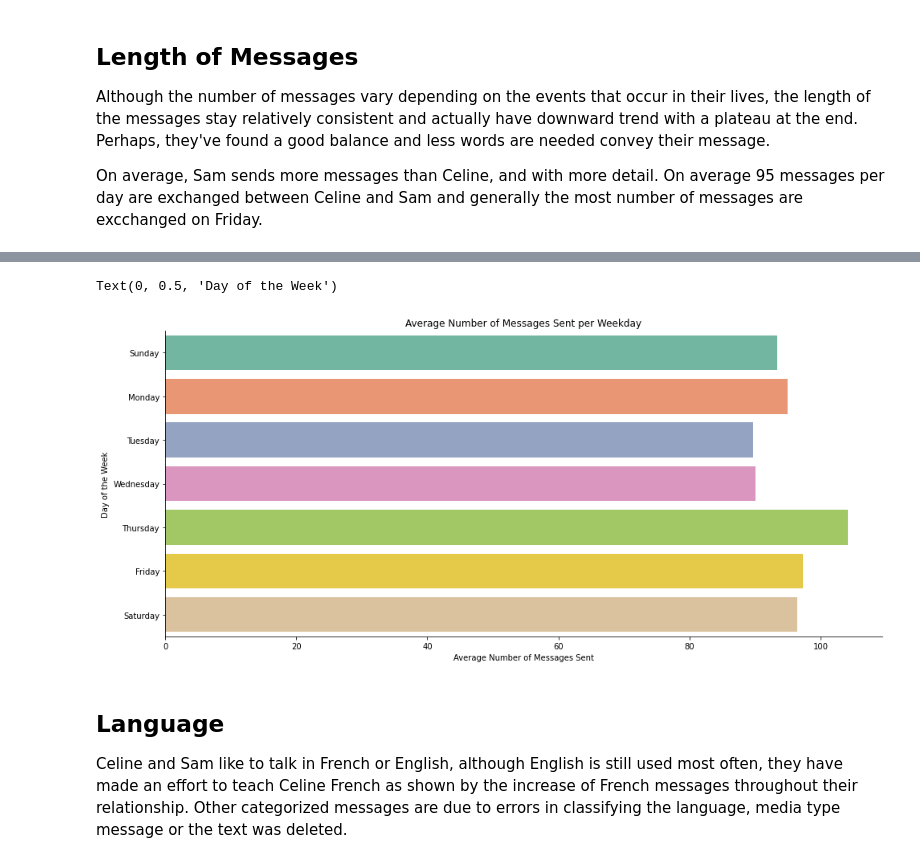
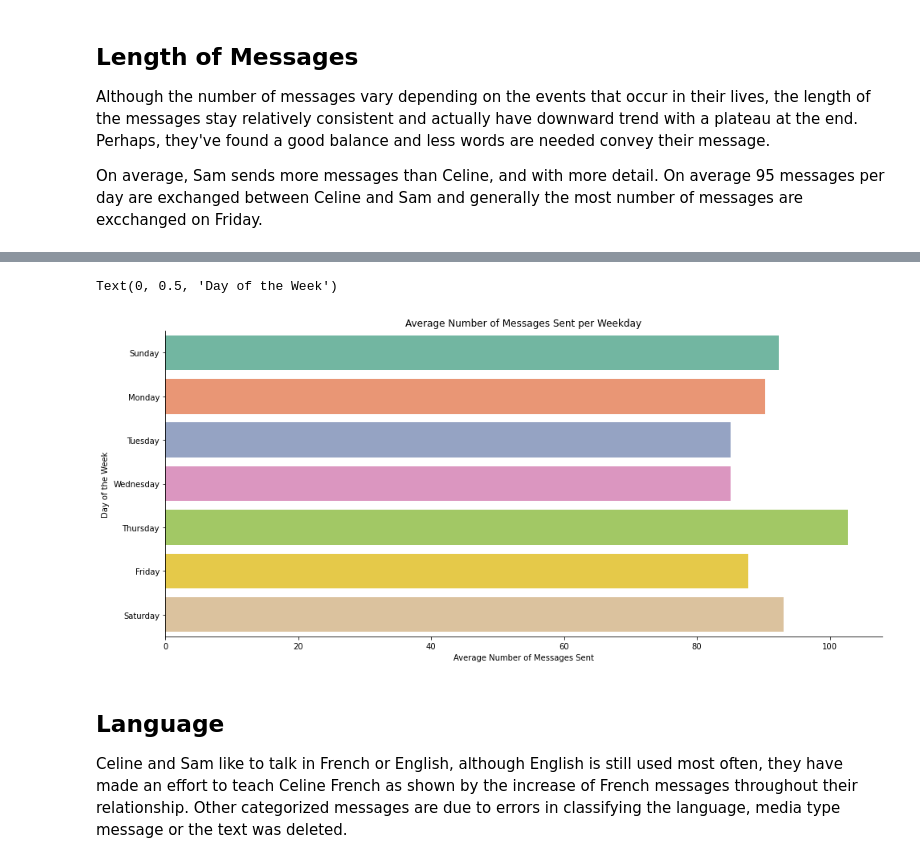
Before and after one commit to celine-y/sams-bday, a Jupyter notebook: chat.ipynb, the cells around one changed output, grey strips where cells are left out. Drawn from its saved outputs; the diff is of its cells as text; code cells hidden in the pictures.

Commit message:
not counting media and deleted messages

```diff
--- a/chat.ipynb
+++ b/chat.ipynb
@@ -74,8 +75,11 @@ for i in range(5):
 # Analysis
 ## Sam vs Celine
 # %%
+df = df[~df['msg'].isin([DELETED])]
+
 celine_msg = df[df['name'] == CELINE]
 sam_msg = df[df['name'] == SAM]
 
-print('Celine sent a total of: {} messages and Sam sent a total of: {}'.format(celine_msg.size, sam_msg.size))
+print('During this time, a total of {} messages were sent'.format(len(df)))
+print('Celine sent a total of {} messages and Sam sent a total of {}'.format(celine_msg.size, sam_msg.size))
 # %% [output]
@@ -90,6 +95,9 @@ def agg_by_month(df, groups, agg):
 
     return new_df
 
+
+df = df[~df['msg'].isin([MEDIA])]
+
 agg = {
         'msg': ['count'],
         'msg_len': ['sum', 'mean', 'median']
@@ -158,14 +165,24 @@ def agg_by_weekday(df):
         ('msg', 'count'): ['mean']
     }).reset_index()
 
+def averages_per_week_weekday(df_day):
+    df_day = agg_by_day(df_day)
+    df_weekday = agg_by_weekday(df_day)
+    # Average number of messages per week
+    avg_msg_week = df_weekday[('msg', 'count', 'mean')].mean()
+    print('Average number of messages per day {:.2f}'.format(avg_msg_week))
+    # Day of week most messages exchanged
+    max_msg_weekday = df_weekday.loc[df_weekday[('msg', 'count', 'mean')].idxmax(), 'weekday']
+    print('Most number of messages exchanged on {0}'.format(max_msg_weekday))
+    return df_weekday
+
 df_day = df
 df_day['weekday'] = df['datetime'].dt.day_name()
-df_day = agg_by_day(df_day)
-df_weekday = agg_by_weekday(df_day)
-# Average number of messages per week
-avg_msg_week = df_weekday[('msg', 'count', 'mean')].mean()
-print('Average number of messages per day : {:.4f}'.format(avg_msg_week))
-# Day of week most messages exchanged
-max_msg_weekday = df_weekday[('msg', 'count', 'mean')].idxmax()
-print('Most number of messages exchanged on : {}'.format(max_msg_weekday))
+averages_per_week_weekday(df_day)
+
+print('Averages for after Celine left Switzerland')
+df_after_date = df_day[df_day['datetime'].dt.date >= datetime.date(2019, 1, 30)]
+df_weekday = averages_per_week_weekday(df_after_date)
+
+df_weekday
 # %% [output]
@@ -174,14 +206,13 @@ Most number of messages exchanged on : 4
 # %%
-colors = ['#d4a957', '#bb484c', '#512d00', '#f2b9ba', '']
 sns.set_palette(sns.color_palette("Set2"))
 plt.figure(figsize=(16,7))
 bplot = sns.barplot(x=('msg', 'count', 'mean'), y='weekday', data=df_weekday, order=dotw)
 bplot.set_title('Average Number of Messages Sent per Weekday')
 bplot.set_xlabel('Average Number of Messages Sent')
 bplot.set_ylabel('Day of the Week')
 # %% [output]
 Text(0, 0.5, 'Day of the Week')
-[figure, old version]
+[figure, new version]
 # %% [markdown]
 ## Language
 Celine and Sam like to talk in French or English, although English is still used most often, they have made an effort to teach Celine French as shown by the increase of French messages throughout their relationship. Other categorized messages are due to errors in classifying the language, media type message or the text was deleted.
```
Also changed, not shown: parts of 10 cells of this notebook, 1 other file.
